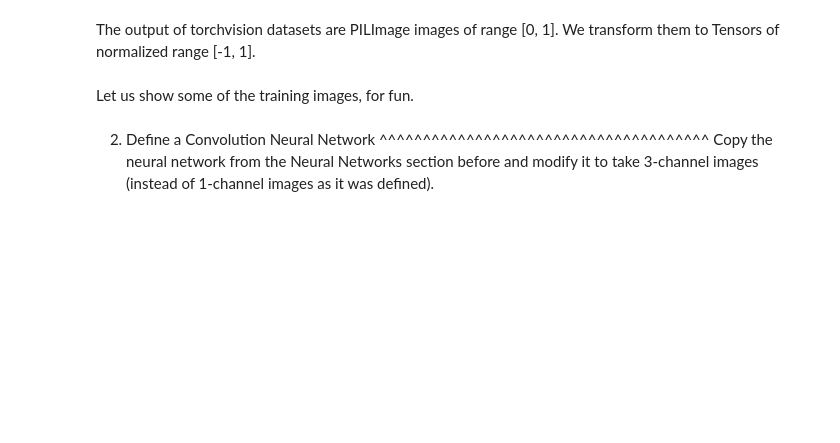
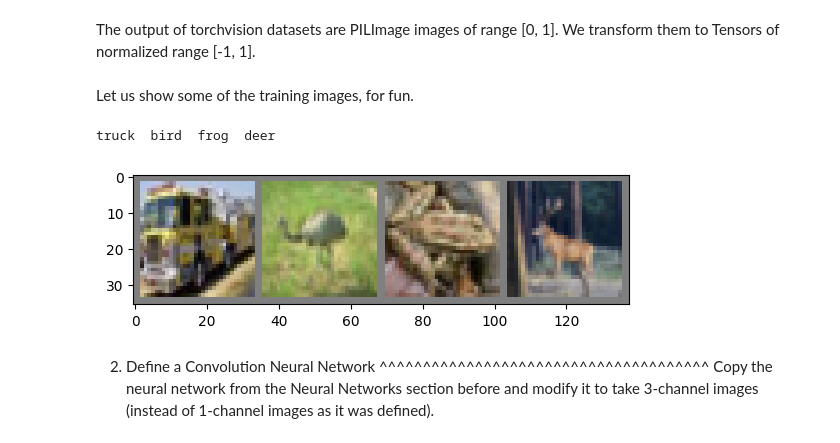
Before and after one commit to PhuSyTT/Cpp, a Jupyter notebook: _downloads/cifar10_tutorial.ipynb, the cells around one changed output. Cells and saved outputs as stored; diff of their text form; code cells hidden in the pictures; blank space fills up the shorter version.

```diff
--- a/_downloads/cifar10_tutorial.ipynb
+++ b/_downloads/cifar10_tutorial.ipynb
@@ -85,24 +93,28 @@ Let us show some of the training images, for fun.
 # %%
 import matplotlib.pyplot as plt
 import numpy as np
 
 # functions to show an image
 
 
 def imshow(img):
     img = img / 2 + 0.5     # unnormalize
     npimg = img.numpy()
     plt.imshow(np.transpose(npimg, (1, 2, 0)))
 
 
 # get some random training images
 dataiter = iter(trainloader)
-images, labels = dataiter.next()
+images, labels = next(dataiter)
+
 
 # show images
 imshow(torchvision.utils.make_grid(images))
 # print labels
 print(' '.join('%5s' % classes[labels[j]] for j in range(4)))
+# %% [output]
+truck  bird  frog  deer
+[figure, added]
 # %% [markdown]
 2. Define a Convolution Neural Network
 ^^^^^^^^^^^^^^^^^^^^^^^^^^^^^^^^^^^^^^
```
Also changed, not shown: parts of 9 cells of this notebook.
